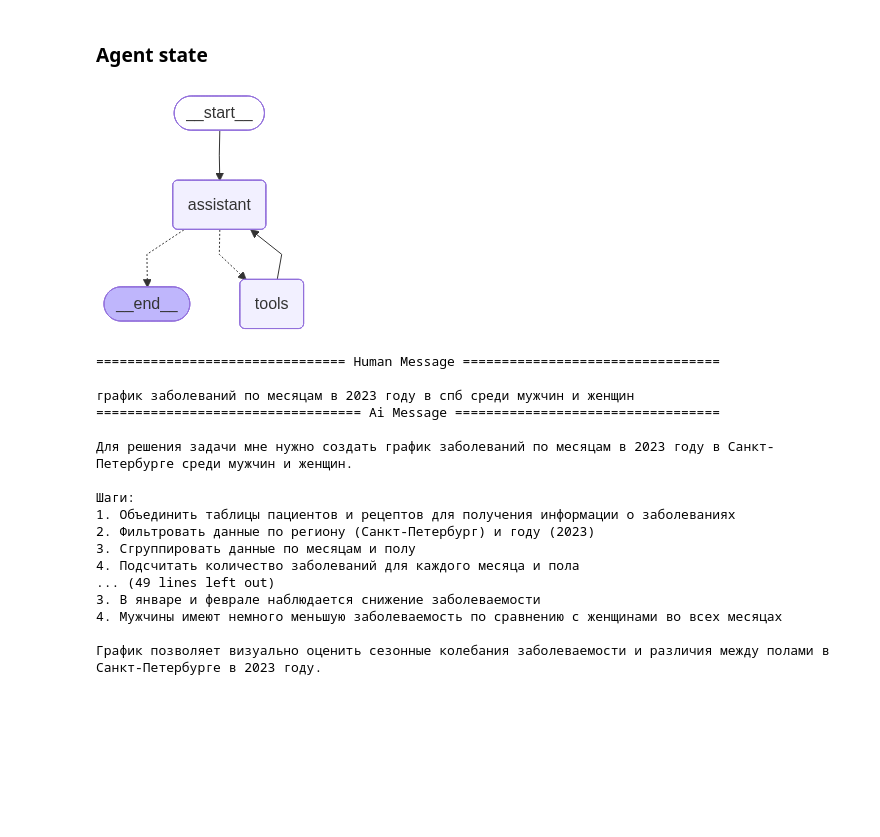
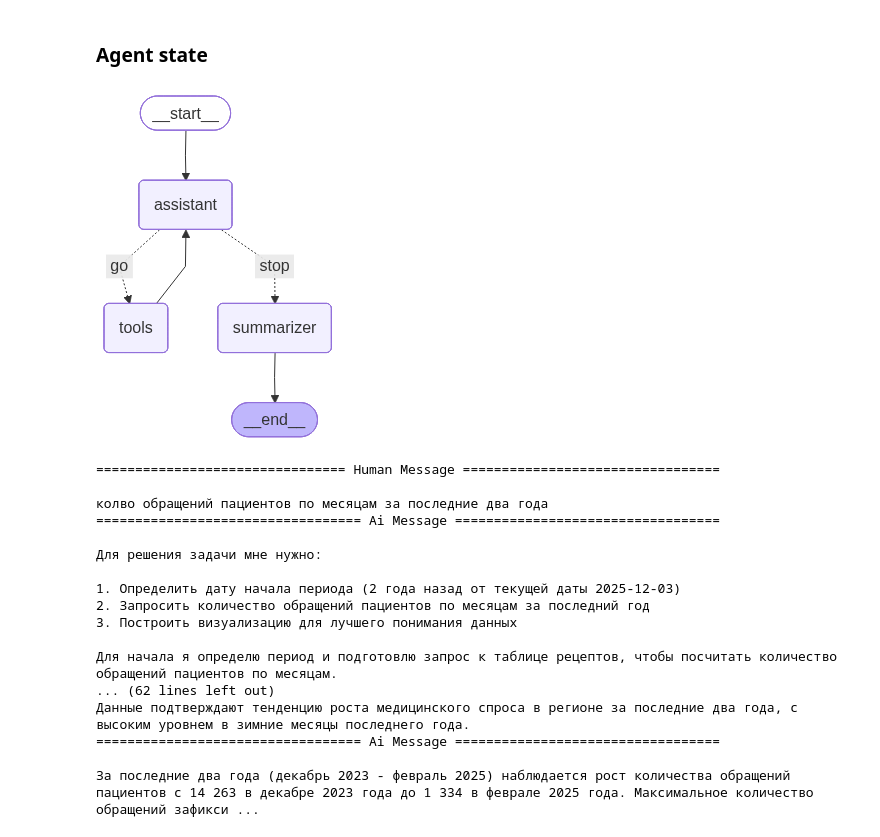
Before and after one commit to 20twomay/ai-med-brat, a Jupyter notebook: notebooks/agent3.ipynb, the cells around one changed output. Drawn from its saved outputs; the diff is of its cells as text; code cells hidden in the pictures; blank space fills up the shorter version.

Commit message:
fix agent3 state

```diff
--- a/notebooks/agent3.ipynb
+++ b/notebooks/agent3.ipynb
@@ -57,14 +59,12 @@ DB_CONFIG = {
 # %%
 class AgentState(TypedDict):
     user_input: str
-    messages: list[Any]  # История сообщений LLM
-    sql_query: str
-    df_list: list[Dict[str, Any]]  # Результаты SQL
-    chart_list: list[str]  # Пути к графикам
-    should_continue: bool
+    messages: Annotated[list[AnyMessage], add_messages]  # История сообщений LLM
     iteration: int
     max_iterations: int
-    tool_calls: list[Dict[str, Any]]  # Для ToolNode
+    charts: list[str]
+    needs_clarification: bool
+    clarification_question
 # %%
 DB_PROMPT = """
 СУБД: PostgreSQL 16
@@ -209,49 +294,58 @@ def assistant(state: MessagesState):
 # %%
-# Graph
-builder = StateGraph(MessagesState)
+builder = StateGraph(AgentState)
 
-# Define nodes: these do the work
 builder.add_node("assistant", assistant)
 builder.add_node("tools", ToolNode(tools))
+builder.add_node("summarizer", summarizer)
 
-# Define edges: these determine the control flow
 builder.add_edge(START, "assistant")
+
+# ReAct with max_iterations
 builder.add_conditional_edges(
     "assistant",
-    # If the latest message (result) from assistant is a tool call -> tools_condition routes to tools
-    # If the latest message (result) from assistant is a not a tool call -> tools_condition routes to END
-    tools_condition,
+    should_continue,
+    {
+        "stop": "summarizer",
+        "go": "tools",
+    },
 )
 builder.add_edge("tools", "assistant")
+
+memory = MemorySaver()
+builder.add_edge("summarizer", END)
+
 graph = builder.compile()
 graph
 # %% [output]
-[figure, old version]
+[figure, new version]
 # %%
-messages = [
-    HumanMessage(
-        content="график lineplot заболеваний по месяцам в 2023 году в спб среди мужчин и женщин"
-    )
-]
-messages = graph.invoke({"messages": messages})
+final_state = graph.invoke(
+    {
+        "messages": [
+            HumanMessage(content="колво обращений пациентов по месяцам за последние два года")
+        ],
+        "iteration": 0,
+        "max_iterations": 10,
+    }
+)
 
-for m in messages["messages"]:
+for m in final_state["messages"]:
     m.pretty_print()
 # %% [output]
 ================================ Human Message =================================
 
-график заболеваний по месяцам в 2023 году в спб среди мужчин и женщин
+колво обращений пациентов по месяцам за последние два года
 ================================== Ai Message ==================================
 
-Для решения задачи мне нужно создать график заболеваний по месяцам в 2023 году в Санкт-Петербурге среди мужчин и женщин.
+Для решения задачи мне нужно:
 
-Шаги:
-1. Объединить таблицы пациентов и рецептов для получения информации о заболеваниях
-2. Фильтровать данные по региону (Санкт-Петербург) и году (2023)
-3. Сгруппировать данные по месяцам и полу
-4. Подсчитать количество заболеваний для каждого месяца и пола
-... (49 lines left out)
-3. В январе и феврале наблюдается снижение заболеваемости
-4. Мужчины имеют немного меньшую заболеваемость по сравнению с женщинами во всех месяцах
+1. Определить дату начала периода (2 года назад от текущей даты 2025-12-03)
+2. Запросить количество обращений пациентов по месяцам за последний год
+3. Построить визуализацию для лучшего понимания данных
 
-График позволяет визуально оценить сезонные колебания заболеваемости и различия между полами в Санкт-Петербурге в 2023 году.
+Для начала я определю период и подготовлю запрос к таблице рецептов, чтобы посчитать количество обращений пациентов по месяцам.
+... (62 lines left out)
+Данные подтверждают тенденцию роста медицинского спроса в регионе за последние два года, с высоким уровнем в зимние месяцы последнего года.
+================================== Ai Message ==================================
+
+За последние два года (декабрь 2023 - февраль 2025) наблюдается рост количества обращений пациентов с 14 263 в декабре 2023 года до 1 334 в феврале 2025 года. Максимальное количество обращений зафикси ...
```
Also changed, not shown: parts of 5 cells of this notebook.
